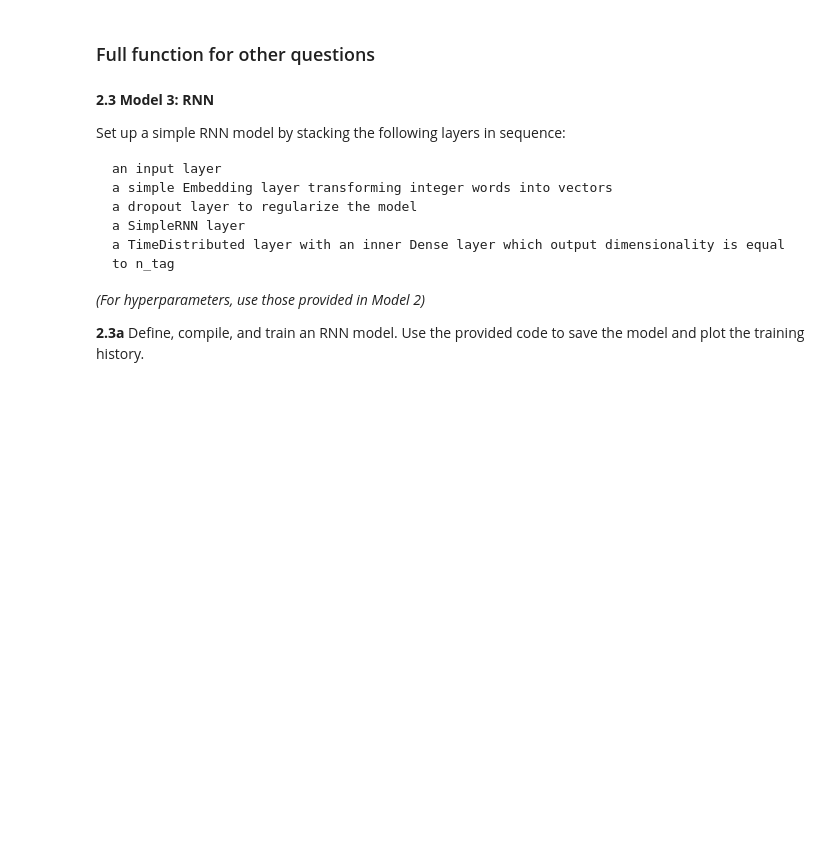
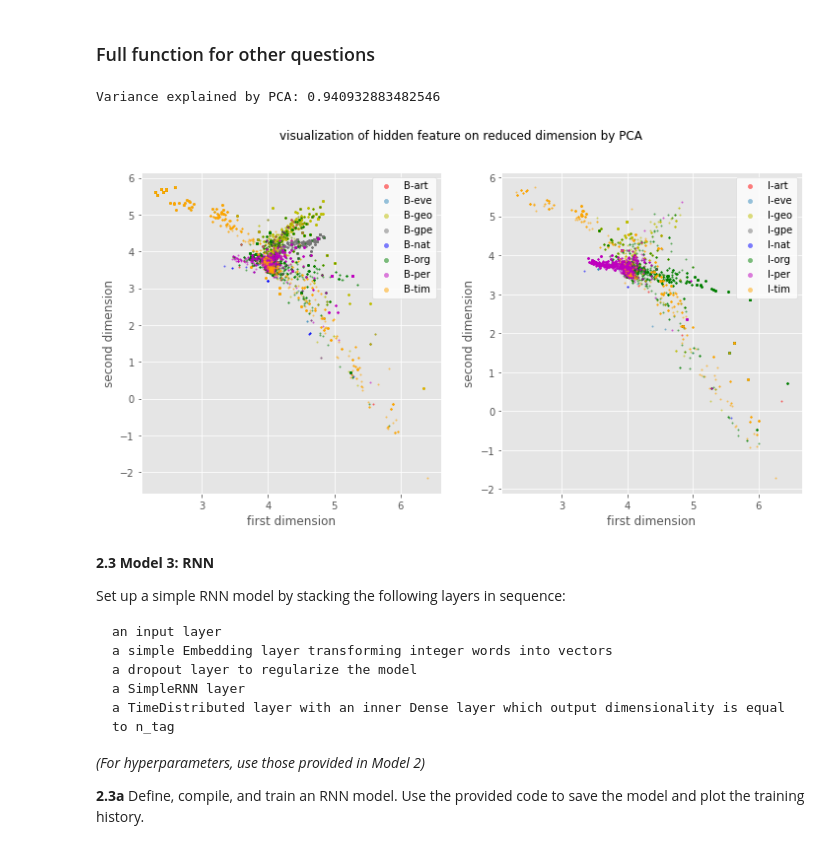
Before and after one commit to Ruby122/2020-CS109B, a Jupyter notebook: content/homeworks/hw06/cs109b_hw6.ipynb, the cells around one changed output. Saved outputs shown, nothing was run; the diff lists cells and outputs as text; code cells hidden in the pictures; blank space fills up the shorter version.

```diff
--- a/content/homeworks/hw06/cs109b_hw6.ipynb
+++ b/content/homeworks/hw06/cs109b_hw6.ipynb
@@ -292,3 +327,6 @@ print(np.array(y).shape)
+# %%
+# your code here
+X_train, X_test, y_train, y_test, train_idx, test_idx = train_test_split(X, y, range(X.shape[0]), test_size=0.1)
 # %% [markdown]
 ## Part 2: Modelling
 
@@ -443,4 +531,4 @@ print(model.summary())
 # %%
 # Train model
-history = model.fit(X_tr, y_tr, batch_size=batch_size, epochs=epochs,
+history = model.fit(X_train, y_train, batch_size=batch_size, epochs=epochs,
                     validation_split=validation_split, verbose=verbose)
@@ -471,7 +587,7 @@ def create_truncated_model_FFNN(trained_model):
     model.compile(optimizer=optimizer, loss=loss, metrics=metrics)
     return model
 truncated_model = create_truncated_model_FFNN(FFNN)
-hidden_features = truncated_model.predict(X_te)
+hidden_features = truncated_model.predict(X_test)
 
 # flatten data
 hidden_features = hidden_features.reshape(-1,50)
@@ -513,7 +633,7 @@ def get_hidden_output_PCA(model,X_te,y_te,layer_index,out_dimension):
 # %%
 def visualize_B_I(pca_result):
     color = ['r', 'C1', 'y', 'C3', 'b', 'g', 'm', 'orange']
-    category = np.argmax(y_te.reshape(-1,18), axis=1)
+    category = np.argmax(y_test.reshape(-1,18), axis=1)
     fig, ax = plt.subplots(1,2)
     fig.set_size_inches(12,6)
     for i in range(2):
@@ -528,8 +648,11 @@ def visualize_B_I(pca_result):
 
     plt.show()
 # %%
-h = get_hidden_output_PCA(FFNN,X_te,y_te,1,50)
+h = get_hidden_output_PCA(FFNN,X_test,y_test,1,50)
 visualize_B_I(h)
+# %% [output]
+Variance explained by PCA: 0.940932883482546
+[figure, added]
 # %% [markdown]
 **2.3** **Model 3: RNN**
 
```
Also changed, not shown: parts of 78 cells of this notebook, 8 other files.
